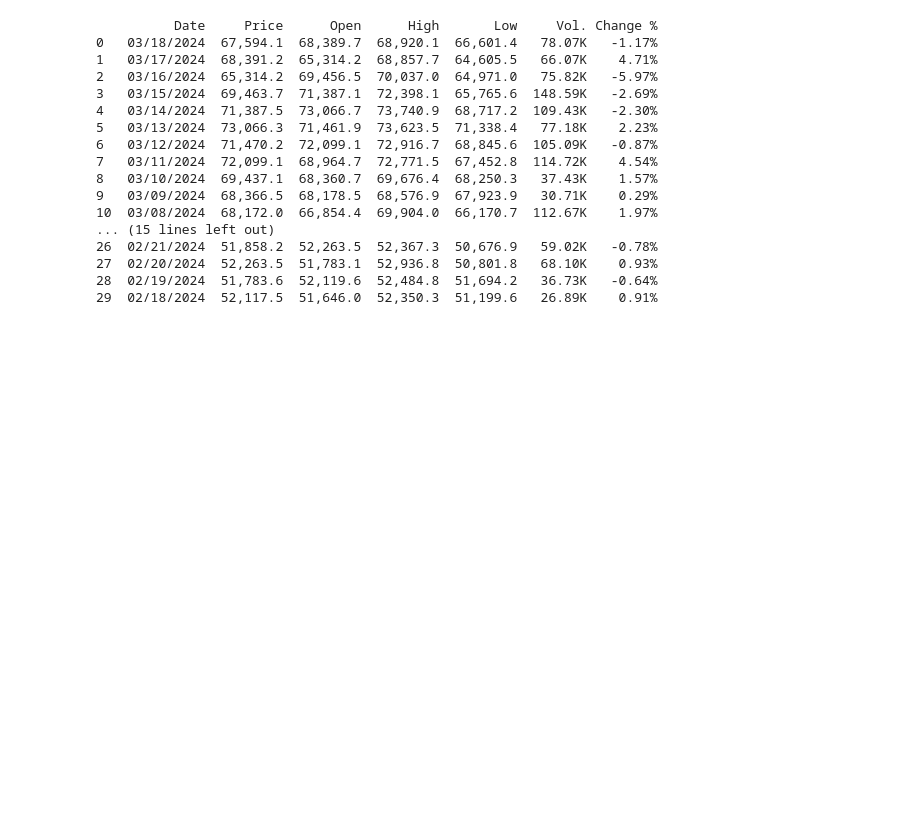
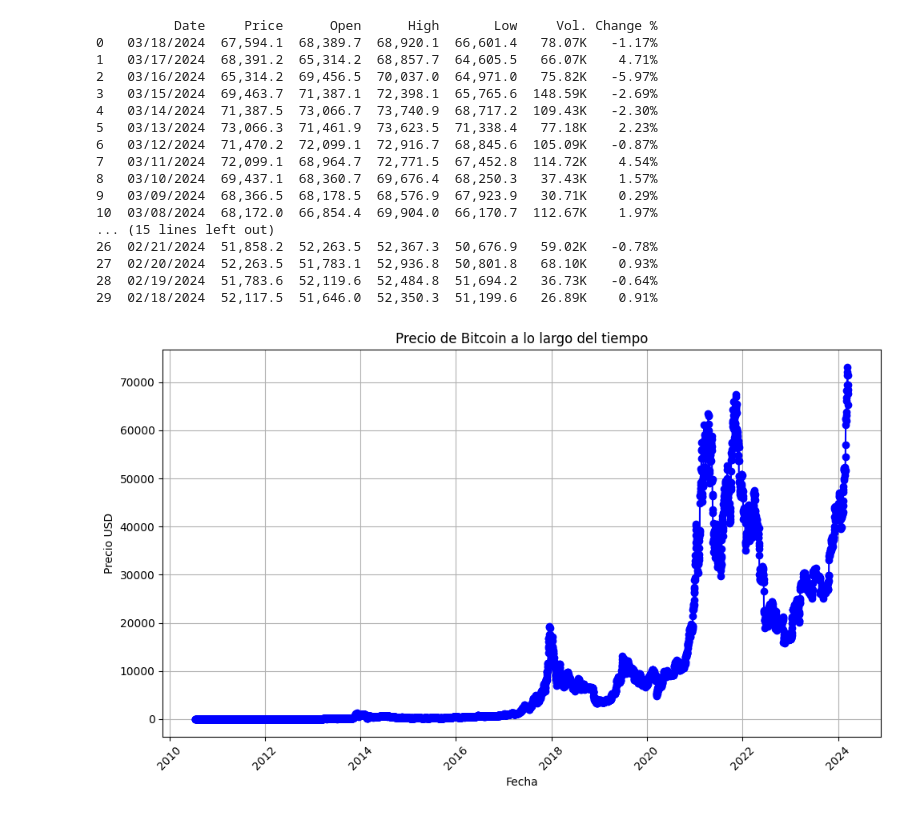
Before and after one commit to caesar-dat-com/Quick_programming_tasks, a Jupyter notebook: scatter plot/scatter plot.ipynb, the cells around one changed output. Drawn from its saved outputs; the diff is of its cells as text; code cells hidden in the pictures; blank space fills up the shorter version.

Commit message:
Create a chart using the matplotlib library.

```diff
--- a/scatter plot/scatter plot.ipynb
+++ b/scatter plot/scatter plot.ipynb
@@ -36,3 +37,25 @@ print(df)
 27  02/20/2024  52,263.5  51,783.1  52,936.8  50,801.8   68.10K    0.93%
 28  02/19/2024  51,783.6  52,119.6  52,484.8  51,694.2   36.73K   -0.64%
 29  02/18/2024  52,117.5  51,646.0  52,350.3  51,199.6   26.89K    0.91%
+# %%
+df = pd.read_csv(archivo_csv)
+
+# Convertir la columna 'Date' a tipo datetime
+df['Date'] = pd.to_datetime(df['Date'])
+
+# Limpiar y convertir la columna 'Price' a flotante
+# Asumiendo que 'Price' es la columna que deseas graficar y tiene comas como separadores de miles
+df['Price'] = df['Price'].str.replace(',', '').astype(float)
+
+# Graficar
+plt.figure(figsize=(10, 6))
+plt.plot(df['Date'], df['Price'], marker='o', linestyle='-', color='b')
+plt.title('Precio de Bitcoin a lo largo del tiempo')
+plt.xlabel('Fecha')
+plt.ylabel('Precio USD')
+plt.grid(True)
+plt.xticks(rotation=45)
+plt.tight_layout()
+plt.show()
+# %% [output]
+[figure, added]
```
Also changed, not shown: parts of 2 cells of this notebook.
